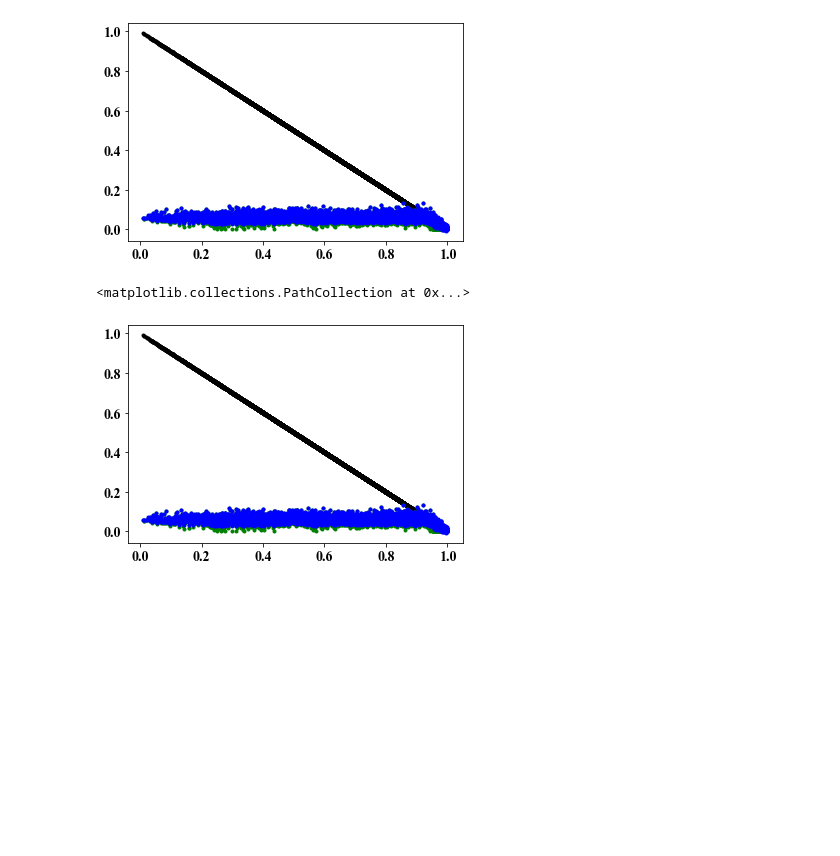
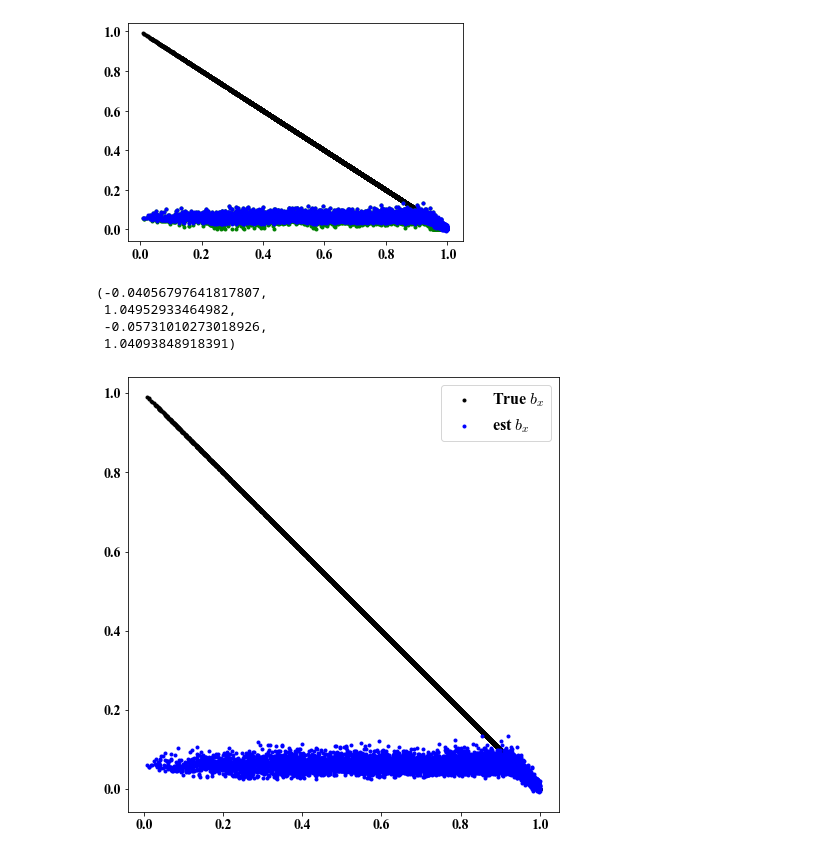
Before and after one commit to choltz95/density-estimation, a Jupyter notebook: circular_disk_w_noise.ipynb, the cells around one changed output. Saved outputs shown, nothing was run; the diff lists cells and outputs as text; code cells hidden in the pictures; blank space fills up the shorter version.

```diff
--- a/circular_disk_w_noise.ipynb
+++ b/circular_disk_w_noise.ipynb
@@ -129,10 +129,15 @@ plt.scatter(np.linalg.norm(X[:,:2], axis=1), bx, color='b', label='est $b_x$')
 # %% [output]
 <matplotlib.collections.PathCollection at 0x...>
 [figure]
-# %%
-plt.scatter(np.linalg.norm(X[:,:2], axis=1), ddX, color='k', label='True $b_x$')
-plt.scatter(np.linalg.norm(X[:,:2], axis=1), bx_init, color='g', label='init $b_x$')
-plt.scatter(np.linalg.norm(X[:,:2], axis=1), bx, color='b', label='est $b_x$')
-# %% [output]
-<matplotlib.collections.PathCollection at 0x...>
-[figure, removed]
+# %%
+plt.figure(figsize=(8,8))
+plt.scatter(np.linalg.norm(X[:,:2], axis=1), ddX, color='k', label='True $b_x$')
+plt.scatter(np.linalg.norm(X[:,:2], axis=1), bx, color='b', label='est $b_x$')
+plt.legend()
+plt.axis('image')
+# %% [output]
+(-0.04056797641817807,
+ 1.04952933464982,
+ -0.05731010273018926,
+ 1.04093848918391)
+[figure, added]
```
Also changed, not shown: parts of 5 cells of this notebook, 11 other files.
